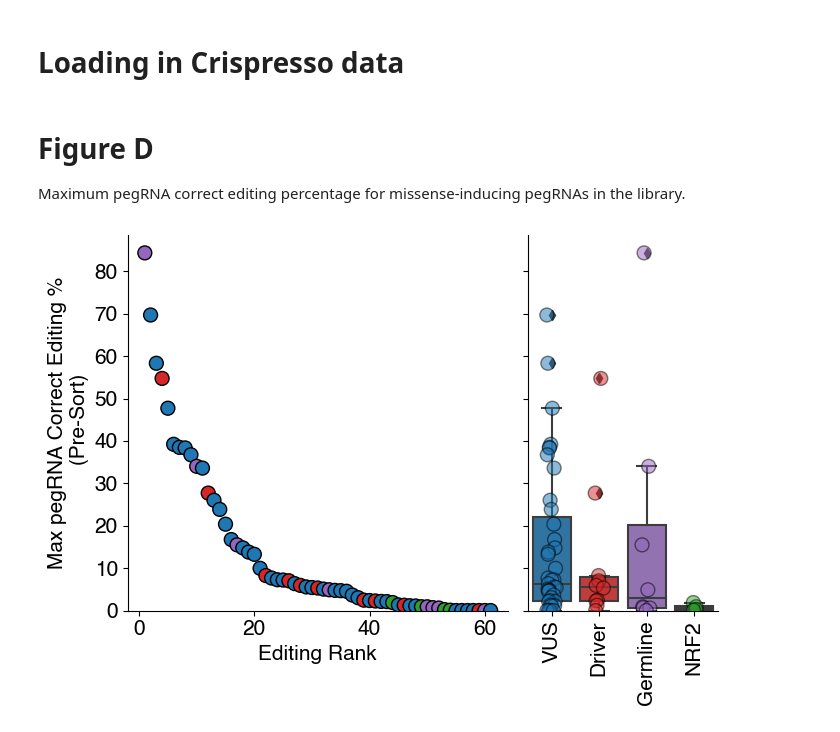
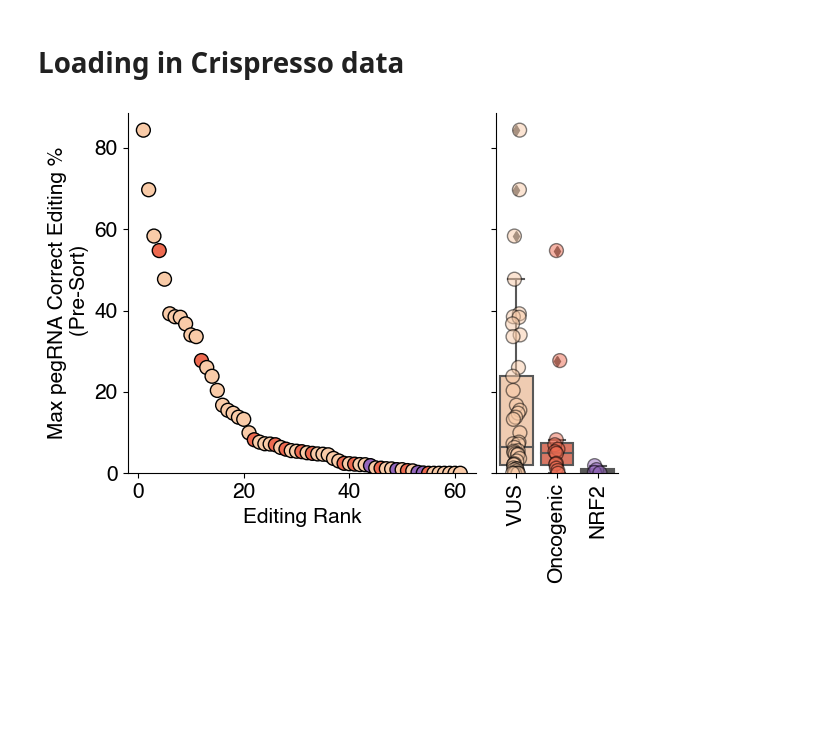
Before and after one commit to samgould2/KEAP1-mutLOH-prime-editing-sensor, a Jupyter notebook: main_figure.ipynb, the cells around one changed output. Cells and saved outputs as stored; diff of their text form; code cells hidden in the pictures; blank space fills up the shorter version.

Commit message:
updates to figures

```diff
--- a/main_figure.ipynb
+++ b/main_figure.ipynb
@@ -24,6 +22,13 @@ warnings.filterwarnings('ignore')
 # %%
 library = pd.read_csv('KEAP1_NRF2_library.csv')
 library.loc[library['peg_type']=='nrf2_targeting', 'classification'] = 'nrf2_targeting'
+
+#renaming the germline variants to VUS or driver
+germline_drivers = ['p.R260L', 'p.R415H']
+germline_vus = ['p.A184G', 'p.R536C', 'p.S508R', 'p.G480R', 'p.H210P', 'p.M550K', 'p.V465L']
+
+library.loc[library['HGVSp'].isin(germline_drivers), 'classification'] = 'driver'
+library.loc[library['HGVSp'].isin(germline_vus), 'classification'] = 'VUS'
 
 #t = library[library['classification'].isin(['driver', 'VUS', 'germline', 'neutral'])]
 t = library[library['classification'].isin(['driver', 'VUS', 'germline', 'neutral','nrf2_targeting'])]
@@ -38,7 +43,7 @@ d_hg = pd.DataFrame(dict(zip(['Variant Type', 'Count'], [u,c])))
 
 d_peg = pd.DataFrame(dict(zip(['Variant Type', 'Count'], [u2,c2])))
 
-c_dict2 = {'VUS':'VUS', 'driver':'Driver', 'germline':'Germline','nrf2_targeting':'NRF2', 'neutral':'Silent', 'safe-targeting control':'ST Control', 'non-targeting control':'NT Control'}
+c_dict2 = {'VUS':'VUS', 'driver':'Oncogenic', 'germline':'Germline','nrf2_targeting':'NRF2', 'neutral':'Silent', 'safe-targeting control':'ST Control', 'non-targeting control':'NT Control'}
 
 d_peg['Variant Type'] = [c_dict2[i] for i in d_peg['Variant Type']]
 d_hg['Variant Type'] = [c_dict2[i] for i in d_hg['Variant Type']]
@@ -200,10 +187,6 @@ out['byproduct_ambiguous_perc'] =100*(out['byproduct_ambiguous']/out['Reads_alig
 out = out.fillna(0)
 
 presort_mle_edit = out
-# %% [markdown]
-# Figure D
-
-Maximum pegRNA correct editing percentage for missense-inducing pegRNAs in the library.
 # %%
 m1 = pd.merge(library,presort_mle_edit,  on='pegRNA_id')
 counts_threshold = 50 #minimum number of sensor reads for inclusion
@@ -222,35 +205,41 @@ maxes = pd.DataFrame(dict(zip(['HGVSp', 'Max_corr_perc'], [hgs, i_maxs]))).sort_
 m4 = pd.merge(maxes, library, on='HGVSp').fillna(0).drop_duplicates('HGVSp')
 m4 = m4[m4['classification']!='neutral']
 #c_dict = {1:'tab:red', 0:'tab:blue'}
 #c_dict2 = {1:'Driver', 0:'Vus'}
 
-c_dict = {'VUS':'tab:blue', 'driver':'tab:red', 'germline':'tab:purple', 'nrf2_targeting':'tab:green'}
-c_dict2 = {'VUS':'VUS', 'driver':'Driver', 'germline':'Germline','nrf2_targeting':'NRF2'}
+
+#WT = #7284A1
+#VUS = #F9CBA8
+#Oncogenic/Driver = #ED6A50
+
+c_dict = {'VUS':'#F9CBA8', 'driver':'#ED6A50', 'nrf2_targeting':'tab:purple'}
+c_dict2 = {'VUS':'VUS', 'driver':'Oncogenic', 'nrf2_targeting':'NRF2'}
 
 m4['color'] = [c_dict[i] for i in m4['classification']]
 m4['label'] = [c_dict2[i] for i in m4['classification']]
 m4['rank'] = list(range(1, len(m4)+1))
 
-fig, ax = plt.subplots(1,2, figsize=(7,5), sharey=True, width_ratios=[2,1])
+fig, ax = plt.subplots(1,2, figsize=(6,5), sharey=True, width_ratios=[2,.7])
 
-hue_order = ['VUS', 'Driver', 'Germline', 'NRF2']
+hue_order = ['VUS', 'Oncogenic', 'NRF2']
 
 ax[0].scatter(m4['rank'], m4['Max_corr_perc'], color = m4['color'], label=m4['label'], s=100, edgecolor='black', linewidth=1)
 sns.boxplot(data = m4, x='label', y='Max_corr_perc', ax=ax[1], order =hue_order, palette=c_dict.values())
 sns.stripplot(data = m4, x='label', y='Max_corr_perc', ax=ax[1], hue='label', order=hue_order, hue_order =hue_order, palette=c_dict.values(), s=10, edgecolor='black', alpha=.5, legend=False,linewidth=1, dodge=False)
 #ax[0].legend(fontsize=15)
 ax[1].set_ylabel('')
 ax[1].set_xlabel('')
 ax[0].spines[['top', 'right']].set_visible(False)
 ax[0].tick_params(axis='both', which='major', labelsize=15)
 ax[1].spines[['top', 'right']].set_visible(False)
 ax[1].tick_params(axis='both', which='major', labelsize=15)
 
 ax[1].set_xticklabels(ax[1].get_xticklabels(), rotation=90)
 ax[0].set_ylim(0,)
 #ax[0].set_title(f'Sensor Count ≥{counts_threshold}', fontsize=17)
 ax[0].set_ylabel('Max pegRNA Correct Editing %\n (Pre-Sort)', fontsize=15)
 ax[0].set_xlabel('Editing Rank', fontsize=15)
 fig.tight_layout()
+#fig.savefig('edit_ratev4.pdf')
 # %% [output]
-[figure, old version]
+[figure, new version]
```
Also changed, not shown: parts of 21 cells of this notebook, 14 other files.
